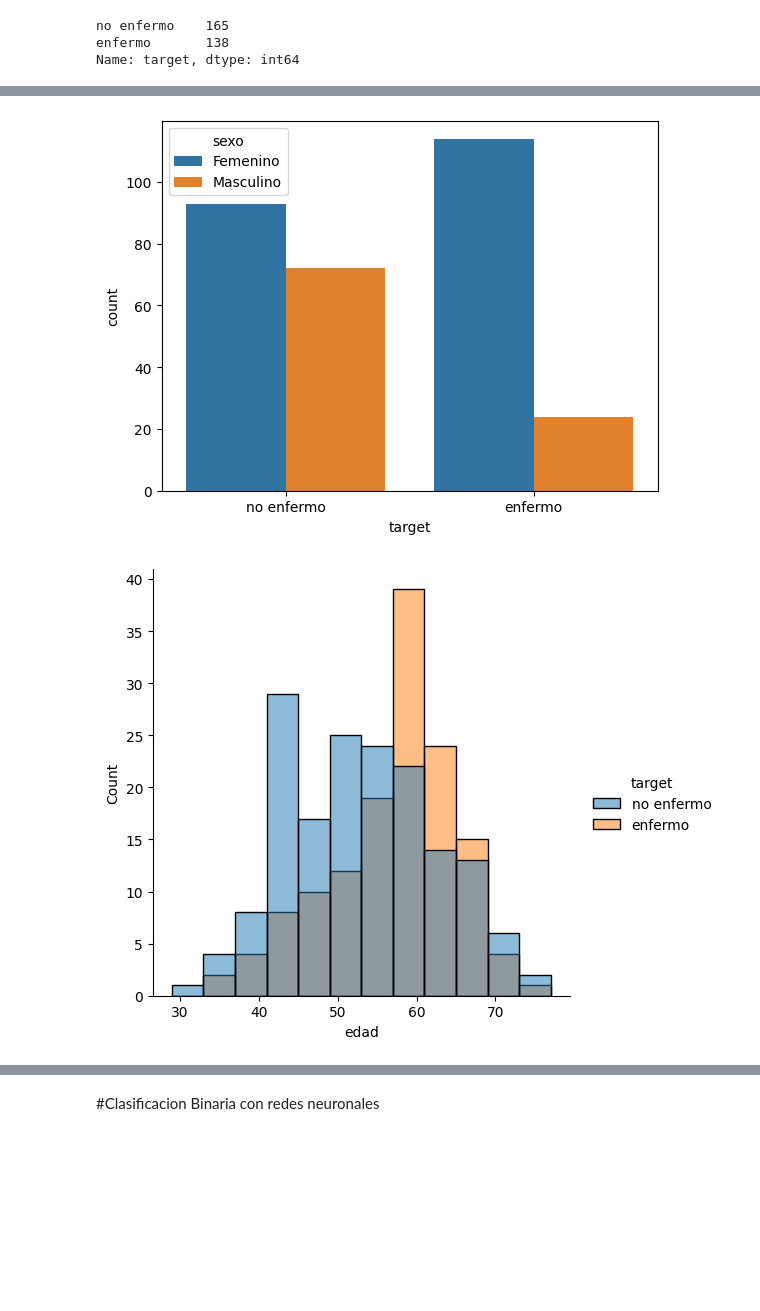
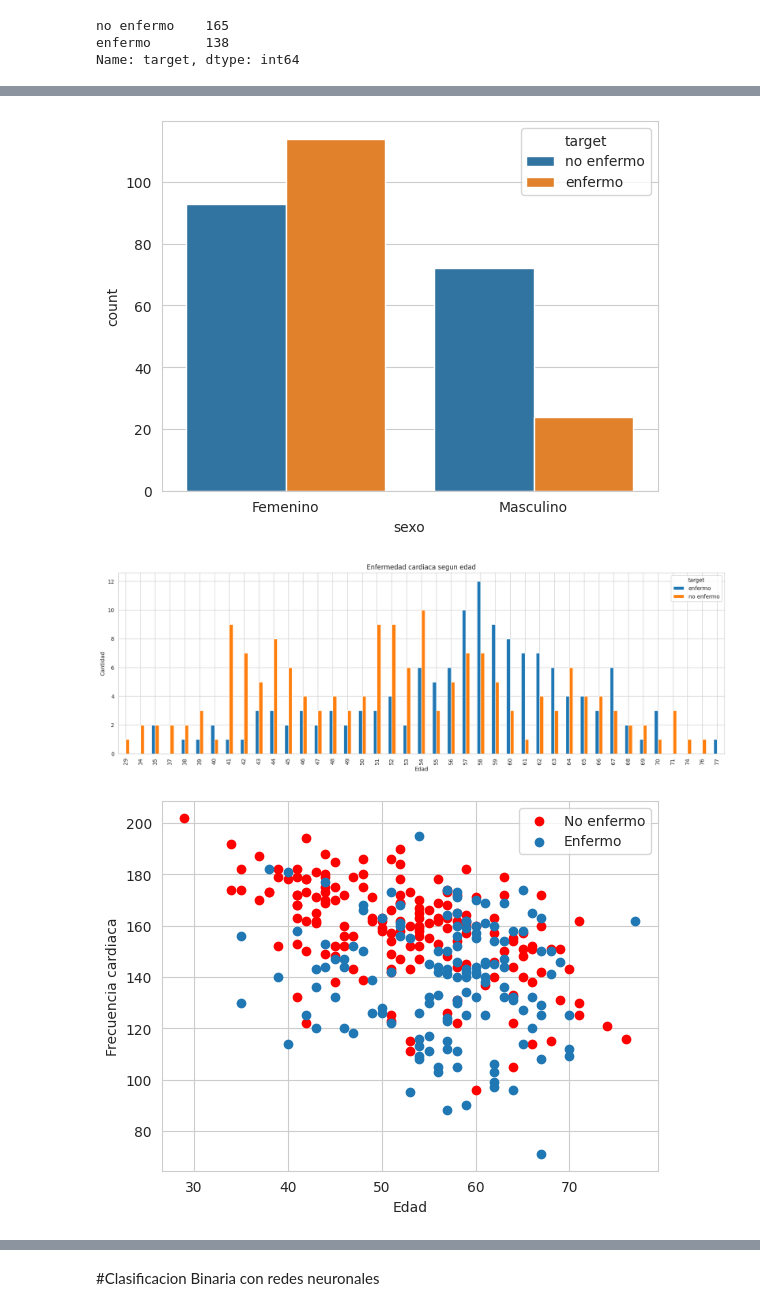
Before and after one commit to Aiminoe/proyecto-predicion-de-enfermedades-cardiacas, a Jupyter notebook: Proyecto predicción de enfermedades cardíacas.ipynb, the cells around one changed output, grey strips where cells are left out. Cells and saved outputs as stored; diff of their text form; code cells hidden in the pictures; blank space fills up the shorter version.

```diff
--- a/Proyecto predicción de enfermedades cardíacas.ipynb
+++ b/Proyecto predicción de enfermedades cardíacas.ipynb
@@ -142,12 +168,26 @@ sns.countplot(x=df1['sexo'].replace({0:'Masculino', 1:'Femenino'}))
 # %%
 #Pacientes con y sin enfermedad segun sexo
-sns.countplot(x=df1['target'].replace({0:"enfermo", 1:"no enfermo"}), hue=df1['sexo'].replace({0:'Masculino', 1:'Femenino'}))
+sns.countplot(x=df1['sexo'].replace({0:'Masculino', 1:'Femenino'}), hue=df1['target'].replace({0:"enfermo", 1:"no enfermo"}))
 plt.show()
 # %% [output]
-[figure, old version]
+[figure, new version]
 # %%
 #Cantidad de pacientes segun edad si estan enfermos o no
-sns.displot(data=df1 , x = df1['edad'], hue = df1['target'].replace({0:"enfermo", 1:"no enfermo"}))
+pd.crosstab(df1.edad,df1.target.replace({0:"enfermo", 1:"no enfermo"})).plot(kind="bar",figsize=(20,6))
+plt.title('Enfermedad cardiaca segun edad')
+plt.xlabel('Edad')
+plt.ylabel('Cantidad')
+
 plt.show()
 # %% [output]
-[figure, old version]
+[figure, new version]
+# %%
+#scatter para ver distribucion  de enfermos y no enfermos en base a la edad y la frecuencia cardiaca
+plt.scatter(x=df1.edad[df1.target==1], y=df1.frecuencia_cardiaca_maxima[(df1.target==1)], c="red")
+plt.scatter(x=df1.edad[df1.target==0], y=df1.frecuencia_cardiaca_maxima[(df1.target==0)])
+plt.legend(["No enfermo", "Enfermo"])
+plt.xlabel("Edad")
+plt.ylabel("Frecuencia cardiaca")
+plt.show()
+# %% [output]
+[figure, added]
```
Also changed, not shown: parts of 36 cells of this notebook.
